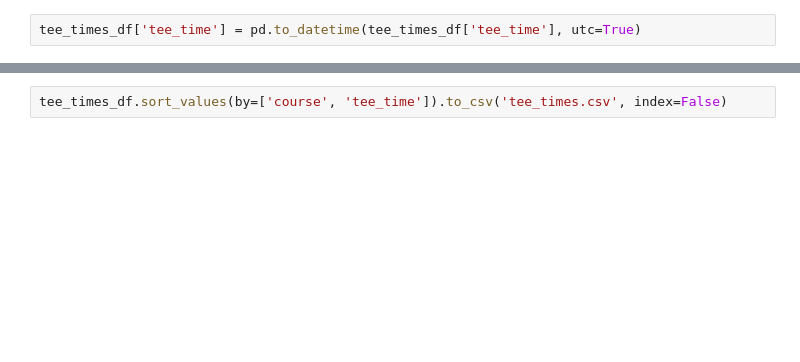
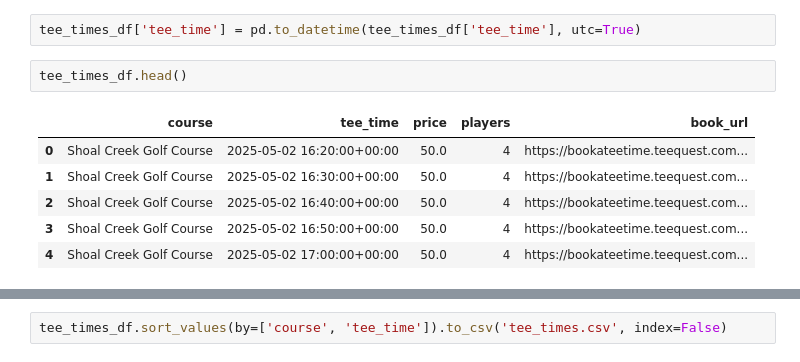
Before and after one commit to dlpandjaris/TeeTimeTracker, a Jupyter notebook: sandbox/check_all.ipynb, the cells around one changed output, grey strips where cells are left out. Cells and saved outputs as stored; diff of their text form; blank space fills up the shorter version.

```diff
--- a/sandbox/check_all.ipynb
+++ b/sandbox/check_all.ipynb
@@ -217,5 +419,14 @@ tee_times_df.head()
 # %%
 tee_times_df['tee_time'] = pd.to_datetime(tee_times_df['tee_time'], utc=True)
+# %%
+tee_times_df.head()
+# %% [output]
+|  | course | tee_time | price | players | book_url |
+| 0 | Shoal Creek Golf Course | 2025-05-02 16:20:00+00:00 | 50.0 | 4 | https://bookateetime.teequest.com... |
+| 1 | Shoal Creek Golf Course | 2025-05-02 16:30:00+00:00 | 50.0 | 4 | https://bookateetime.teequest.com... |
+| 2 | Shoal Creek Golf Course | 2025-05-02 16:40:00+00:00 | 50.0 | 4 | https://bookateetime.teequest.com... |
+| 3 | Shoal Creek Golf Course | 2025-05-02 16:50:00+00:00 | 50.0 | 4 | https://bookateetime.teequest.com... |
+| 4 | Shoal Creek Golf Course | 2025-05-02 17:00:00+00:00 | 50.0 | 4 | https://bookateetime.teequest.com... |
 # %%
 tee_times_df[
   (tee_times_df['tee_time'].dt.hour >= 16) &
```
Also changed, not shown: parts of 18 cells of this notebook, 3 other files.
